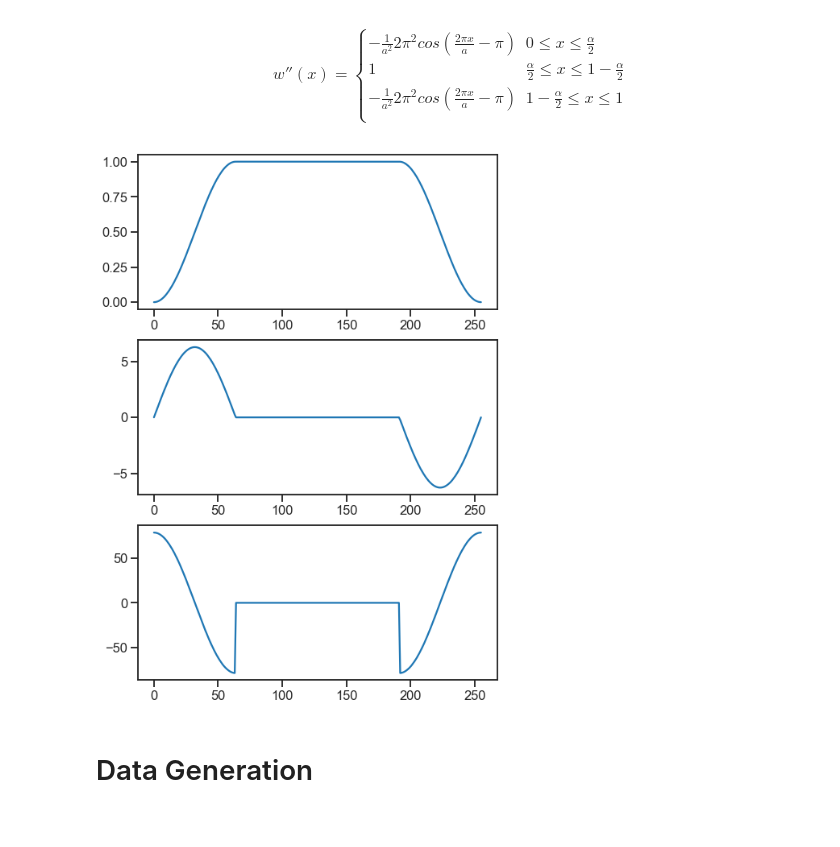
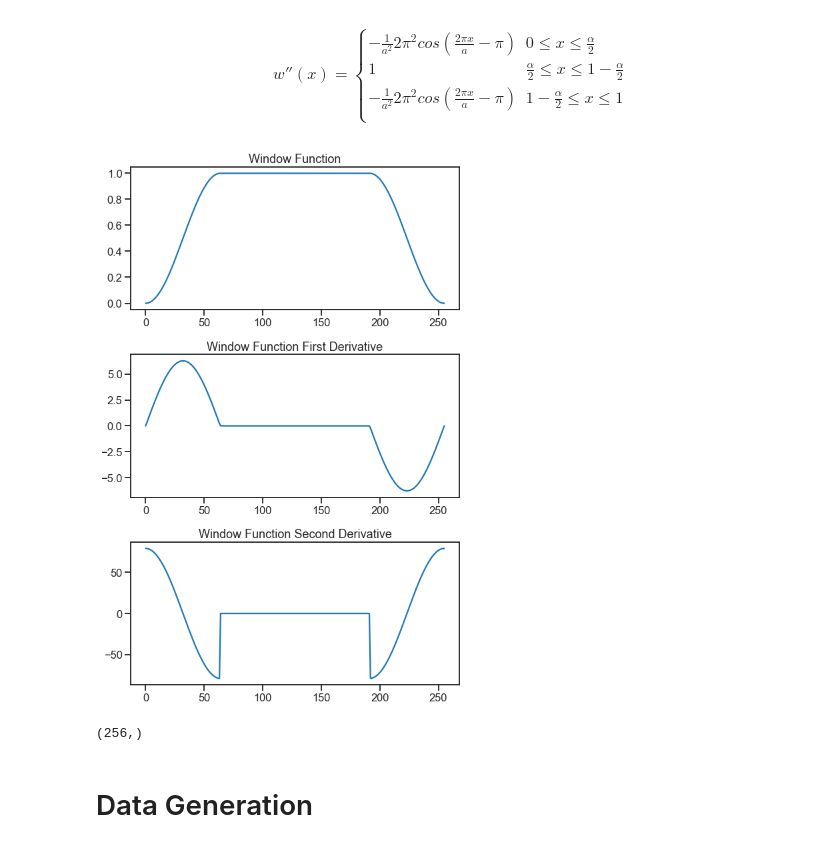
Before and after one commit to eMillar2718/MassDynamicsGW, a Jupyter notebook: NFlowMassDynamics.ipynb, the cells around one changed output. Drawn from its saved outputs; the diff is of its cells as text; code cells hidden in the pictures.

```diff
--- a/NFlowMassDynamics.ipynb
+++ b/NFlowMassDynamics.ipynb
@@ -226,68 +226,81 @@ $$ w''(x)=   \left\{
 
 def tukey_win(sample_points, alpha = 0.5):
 
-    y = []
+    y = np.zeros(sample_points) #Generating a zeros array and adding 1 to account for the 0 (so 257 total numbers)
 
     # Using a loop to iterate over a linear array of len of sample rate in order to generate the piecewise function
 
-    for i in np.linspace(0, sample_points, sample_points):
-        if i <= alpha/2 * sample_points:
-            y_new = 0.5 * (1 + np.cos(((2 * np.pi) / alpha) * (i - (alpha / 2))))
+    for i, point in enumerate(np.linspace(0, sample_points, sample_points)): # enumerate does "for {index}, {value}"
+        if point <= alpha/2 * sample_points:
+            y_new = 0.5 * (1 + np.cos(((2 * np.pi) / alpha) * (point - (alpha / 2))))
 
-        elif alpha/2 * 256 <= i <= (1 - (alpha/2)) * 256:
+        elif alpha/2 * 256 <= point <= (1 - (alpha/2)) * 256:
              y_new = 1
 
-        elif i >= (1 - (alpha/2)) * 256:
-            y_new = 0.5 * (1 + np.cos(((2 * np.pi) / alpha) * (i - (alpha / 2))))
+        elif point >= (1 - (alpha/2)) * 256:
+            y_new = 0.5 * (1 + np.cos(((2 * np.pi) / alpha) * (point - (alpha / 2))))
 
-        y.append(y_new)
+        y[i] = y_new
 
-    y_der1 = []
 
-    for i in np.linspace(0, sample_points, sample_points):
-        if i <= alpha/2 * sample_points:
-            y_new = -(1 / alpha) * np.pi * np.sin(((2 * np.pi * i) / alpha) - np.pi)
+    y_der1 = np.zeros(sample_points)
 
-        elif alpha/2 * 256 <= i <= (1 - (alpha/2)) * 256:
+    for i, point in enumerate(np.linspace(0, sample_points, sample_points)):
+        if point <= alpha/2 * sample_points:
+            y_new = -(1 / alpha) * np.pi * np.sin(((2 * np.pi * point) / alpha) - np.pi)
+
+        elif alpha/2 * 256 <= point <= (1 - (alpha/2)) * 256:
              y_new = 0
 
-        elif i >= (1 - (alpha/2)) * 256:
-            y_new = -(1 / alpha) * np.pi * np.sin(((2 * np.pi * i) / alpha) - np.pi)
+        elif point >= (1 - (alpha/2)) * 256:
+            y_new = -(1 / alpha) * np.pi * np.sin(((2 * np.pi * point) / alpha) - np.pi)
 
-        y_der1.append(y_new)
+        y_der1[i] = y_new
 
-    y_der2 = []
+    y_der2 = np.zeros(sample_points)
 
-    for i in np.linspace(0, sample_points, sample_points):
-        if i <= alpha/2 * sample_points:
-            y_new = -(1 / alpha**2) * 2 * np.pi**2 * np.cos(((2 * np.pi * i) / alpha) - np.pi)
+    for i, point in enumerate(np.linspace(0, sample_points, sample_points)):
+        if point <= alpha/2 * sample_points:
+            y_new = -(1 / alpha**2) * 2 * np.pi**2 * np.cos(((2 * np.pi * point) / alpha) - np.pi)
 
-        elif alpha/2 * 256 <= i <= (1 - (alpha/2)) * 256:
+        elif alpha/2 * 256 <= point <= (1 - (alpha/2)) * 256:
              y_new = 0
 
-        elif i >= (1 - (alpha/2)) * 256:
-            y_new = -(1 / alpha**2) * 2 * np.pi**2 * np.cos(((2 * np.pi * i) / alpha) - np.pi)
+        elif point >= (1 - (alpha/2)) * 256:
+            y_new = -(1 / alpha**2) * 2 * np.pi**2 * np.cos(((2 * np.pi * point) / alpha) - np.pi)
 
-        y_der2.append(y_new)
+        y_der2[i] = y_new
 
     return y, y_der1, y_der2 # Returns the orginal window as well as its first and second derivatives
 
 y, y1, y2 = tukey_win(256)
 
 
-plt.figure(figsize = [8,12])
+fig = plt.figure(figsize = [8,12])
 
-plt.subplot(311)
-plt.plot(y)
+ax1 = fig.add_subplot(311)
+ax2 = fig.add_subplot(312)
+ax3 = fig.add_subplot(313)
 
-plt.subplot(312)
-plt.plot(y1)
+ax1.title.set_text('Window Function')
+ax2.title.set_text('Window Function First Derivative')
+ax3.title.set_text('Window Function Second Derivative')
 
-plt.subplot(313)
-plt.plot(y2)
+ax1.plot(y)
+ax2.plot(y1)
+ax3.plot(y2)
+
+fig.subplots_adjust()
+fig.tight_layout()
+
+plt.savefig('window.PNG')
+
 plt.show()
+
+print(np.shape(y))
 # %% [output]
-[figure, old version]
+[figure, new version]
+(256,)
 # %%
 # Apply a window function so that our generated strain tapers to zero at t = 0, t = 1
 window, window_der1, window_der2 = tukey_win(256) # Using the tukey window function with 256 points, matching our sampling rate, and returning 1st and 2nd derivatives
```
Also changed, not shown: parts of 4 cells of this notebook, 1 other file.
